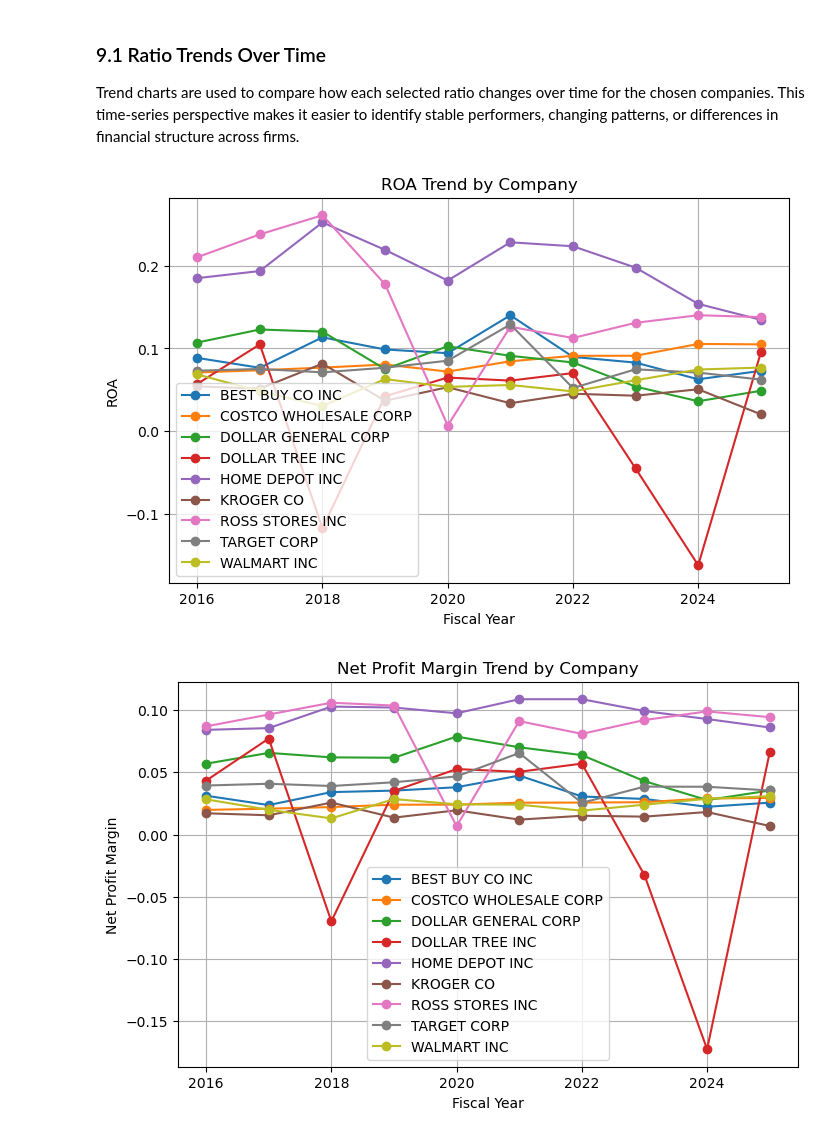
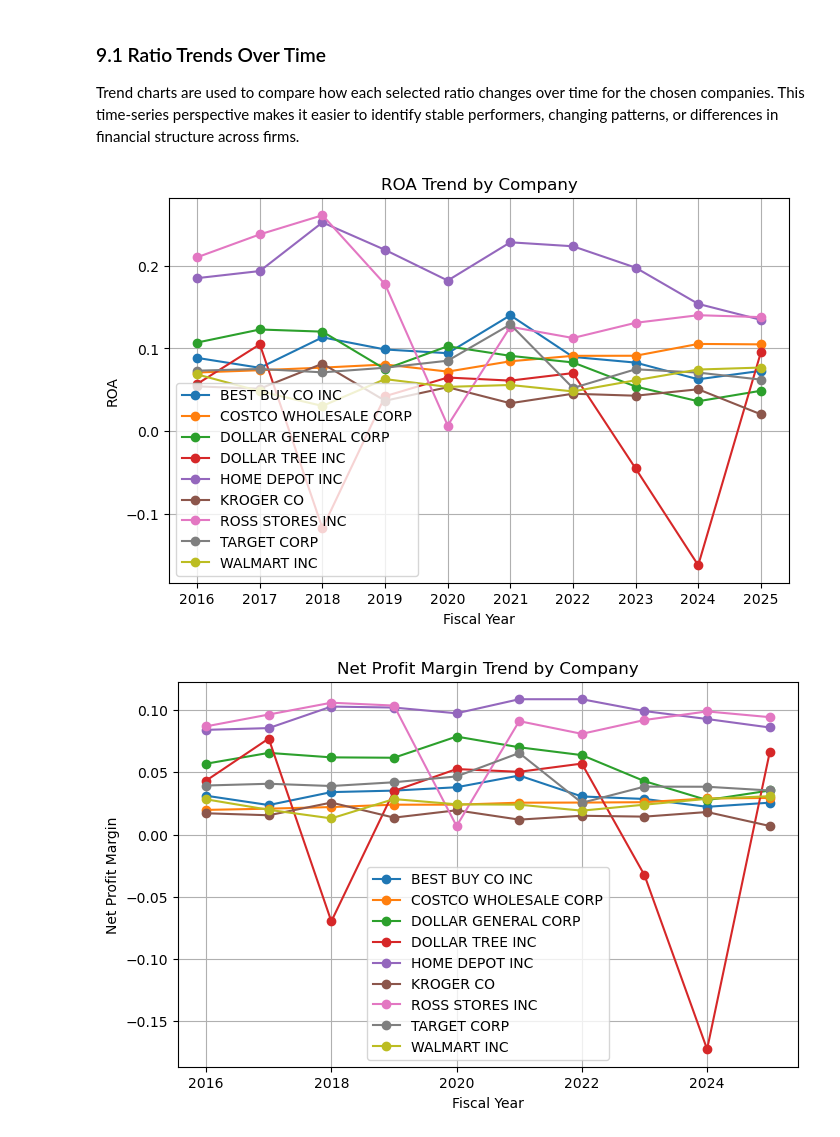
Before and after one commit to jiayi2402/acc102-retail-financial-ratio-tool, a Jupyter notebook: financial_ratio_analysis.ipynb, the cells around one changed output. Cells and saved outputs as stored; diff of their text form; code cells hidden in the pictures.

```diff
--- a/financial_ratio_analysis.ipynb
+++ b/financial_ratio_analysis.ipynb
@@ -603,17 +603,20 @@ import matplotlib.pyplot as plt
 # %%
 plt.figure(figsize=(8, 5))
 for company in df_ratio["company"].unique():
     temp = df_ratio[df_ratio["company"] == company]
     plt.plot(temp["fiscal_year"], temp["roa"], marker="o", label=company)
+
+years = sorted(df_ratio["fiscal_year"].unique())
+plt.xticks(years, [str(int(y)) for y in years])
 
 plt.title("ROA Trend by Company")
 plt.xlabel("Fiscal Year")
 plt.ylabel("ROA")
 plt.legend()
 plt.grid(True)
 plt.show()
 # %% [output]
-[figure, old version]
+[figure, new version]
 # %%
 plt.figure(figsize=(8, 5))
 for company in df_ratio["company"].unique():
```
Also changed, not shown: 1 other file.
